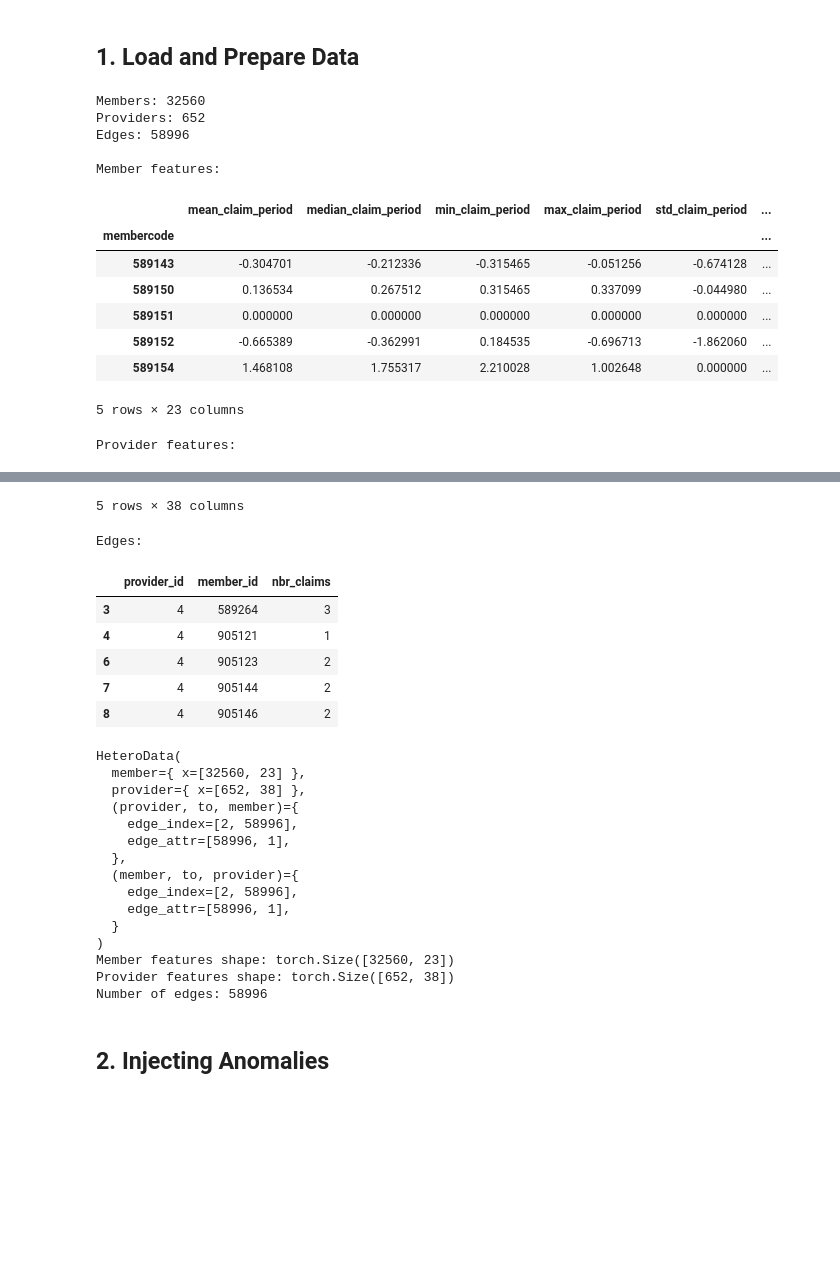
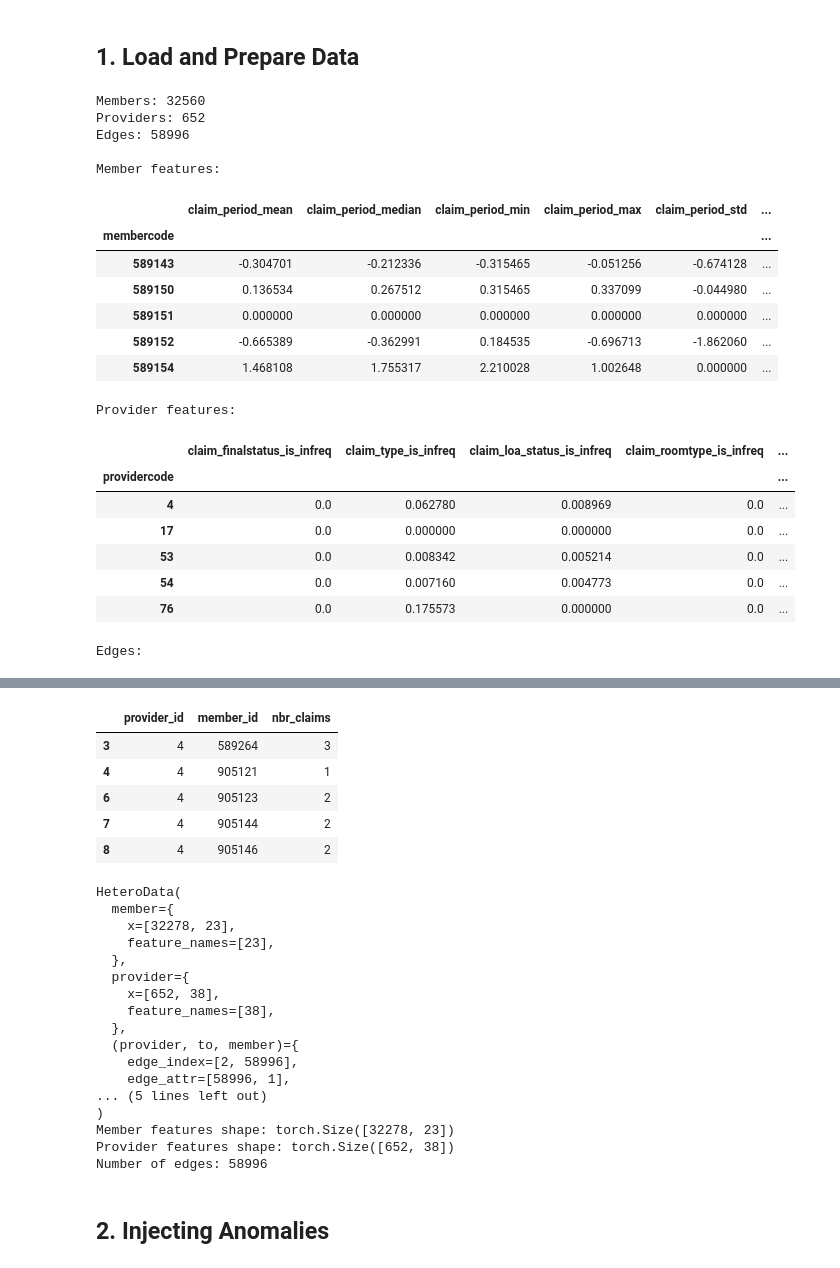
Before and after one commit to Kchak22/degree-project-gad-healthcare, a Jupyter notebook: notebooks/model_comparison.ipynb, the cells around one changed output, grey strips where cells are left out. Drawn from its saved outputs; the diff is of its cells as text; code cells hidden in the pictures; blank space fills up the shorter version.

```diff
--- a/notebooks/model_comparison.ipynb
+++ b/notebooks/model_comparison.ipynb
@@ -40,30 +43,43 @@ PYTORCH_ENABLE_MPS_FALLBACK set to: 1
 # %%
 df_member_features, members_dataset = load_member_features("../data/final_members_df.pickle")
 df_provider_features, providers_dataset = load_provider_features("../data/final_df.pickle")
 df_edges = load_claims_data("../data/df_descriptions.pickle", members_dataset=members_dataset, providers_dataset=providers_dataset)
+df_edges, train_edges, val_edges, test_edges = load_claims_data_with_splitting("../data/df_descriptions.pickle", members_dataset=members_dataset, providers_dataset=providers_dataset)
+
+
+import pickle
+with open("../data/df_descriptions.pickle", 'rb') as pickle_file:
+        df = pickle.load(pickle_file)
 
 print(f"Members: {len(members_dataset)}")
 print(f"Providers: {len(providers_dataset)}")
 print(f"Edges: {len(df_edges)}")
 
 print("\nMember features:")
 display(df_member_features.head())
 print("\nProvider features:")
 display(df_provider_features.head())
 print("\nEdges:")
 display(df_edges.head())
 # %% [output]
 Members: 32560
 Providers: 652
 Edges: 58996
 
 Member features:
-|  | mean_claim_period | median_claim_period | min_claim_period | max_claim_period | std_claim_period | ... |
+|  | claim_period_mean | claim_period_median | claim_period_min | claim_period_max | claim_period_std | ... |
 | membercode |  |  |  |  |  | ... |
 | 589143 | -0.304701 | -0.212336 | -0.315465 | -0.051256 | -0.674128 | ... |
 | 589150 | 0.136534 | 0.267512 | 0.315465 | 0.337099 | -0.044980 | ... |
 | 589151 | 0.000000 | 0.000000 | 0.000000 | 0.000000 | 0.000000 | ... |
 | 589152 | -0.665389 | -0.362991 | 0.184535 | -0.696713 | -1.862060 | ... |
 | 589154 | 1.468108 | 1.755317 | 2.210028 | 1.002648 | 0.000000 | ... |
-5 rows × 23 columns
+Provider features:
+|  | claim_finalstatus_is_infreq | claim_type_is_infreq | claim_loa_status_is_infreq | claim_roomtype_is_infreq | ... |
+| providercode |  |  |  |  | ... |
+| 4 | 0.0 | 0.062780 | 0.008969 | 0.0 | ... |
+| 17 | 0.0 | 0.000000 | 0.000000 | 0.0 | ... |
+| 53 | 0.0 | 0.008342 | 0.005214 | 0.0 | ... |
+| 54 | 0.0 | 0.007160 | 0.004773 | 0.0 | ... |
+| 76 | 0.0 | 0.175573 | 0.000000 | 0.0 | ... |
-Provider features:
+Edges:
@@ -77,5 +86,3 @@ Provider features:
-5 rows × 38 columns
-Edges:
 |  | provider_id | member_id | nbr_claims |
 | 3 | 4 | 589264 | 3 |
 | 4 | 4 | 905121 | 1 |
@@ -85,25 +92,28 @@ Edges:
 # %%
 # Create HeteroData object
 data = prepare_hetero_data(df_member_features, df_provider_features, df_edges)
-
+# Split the data into training, validation and testing sets based on temporal split
+train_data, val_data, test_data = prepare_hetero_data_with_splitting(df_member_features, df_provider_features, train_edges, val_edges, test_edges)
 print(data)
 print(f"Member features shape: {data['member'].x.shape}")
 print(f"Provider features shape: {data['provider'].x.shape}")
 print(f"Number of edges: {data['provider', 'to', 'member'].edge_index.shape[1]}")
 # %% [output]
 HeteroData(
-  member={ x=[32560, 23] },
-  provider={ x=[652, 38] },
+  member={
+    x=[32278, 23],
+    feature_names=[23],
+  },
+  provider={
+    x=[652, 38],
+    feature_names=[38],
+  },
   (provider, to, member)={
     edge_index=[2, 58996],
     edge_attr=[58996, 1],
-  },
-  (member, to, provider)={
-    edge_index=[2, 58996],
-    edge_attr=[58996, 1],
-  }
+... (5 lines left out)
 )
-Member features shape: torch.Size([32560, 23])
+Member features shape: torch.Size([32278, 23])
 Provider features shape: torch.Size([652, 38])
 Number of edges: 58996
 # %% [markdown]
```
Also changed, not shown: parts of 19 cells of this notebook.
